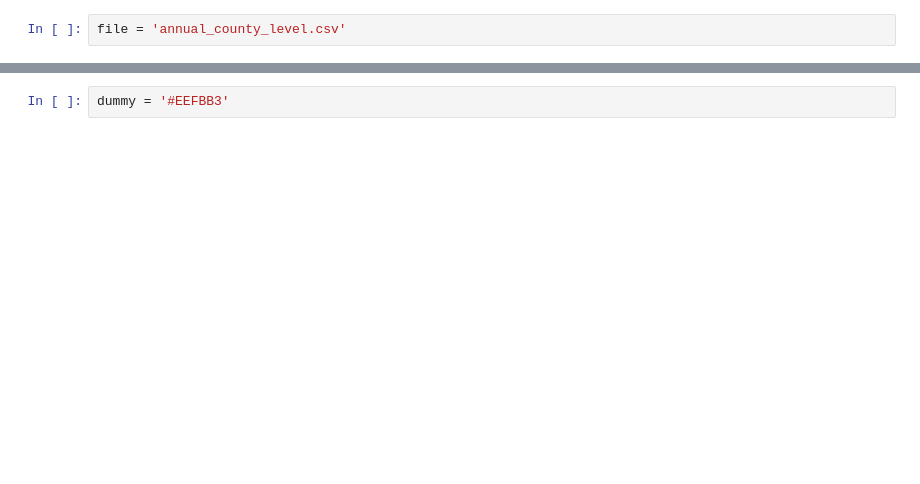
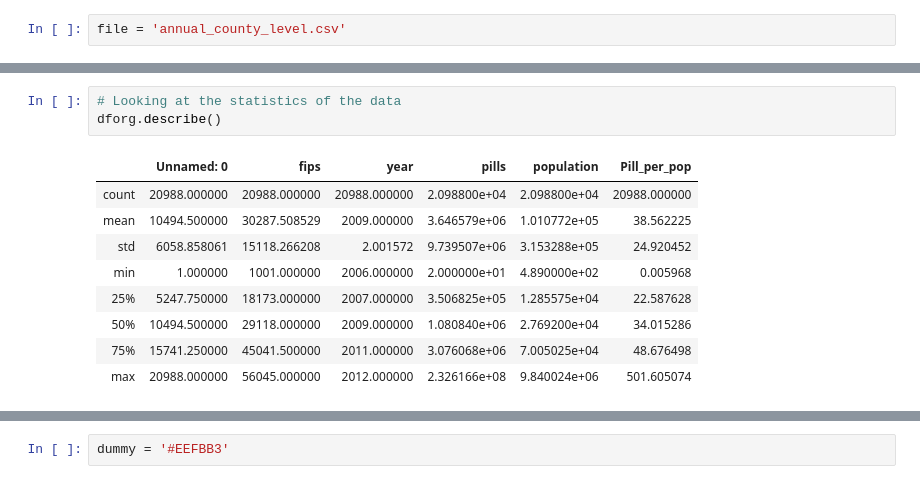
Before and after one commit to sdasara95/Opioid-Crisis, a Jupyter notebook: main.ipynb, the cells around one changed output, grey strips where cells are left out. Cells and saved outputs as stored; diff of their text form; blank space fills up the shorter version.

```diff
--- a/main.ipynb
+++ b/main.ipynb
@@ -23,0 +29,13 @@ dforg.head()
+# %%
+# Looking at the statistics of the data
+dforg.describe()
+# %% [output]
+|  | Unnamed: 0 | fips | year | pills | population | Pill_per_pop |
+| count | 20988.000000 | 20988.000000 | 20988.000000 | 2.098800e+04 | 2.098800e+04 | 20988.000000 |
+| mean | 10494.500000 | 30287.508529 | 2009.000000 | 3.646579e+06 | 1.010772e+05 | 38.562225 |
+| std | 6058.858061 | 15118.266208 | 2.001572 | 9.739507e+06 | 3.153288e+05 | 24.920452 |
+| min | 1.000000 | 1001.000000 | 2006.000000 | 2.000000e+01 | 4.890000e+02 | 0.005968 |
+| 25% | 5247.750000 | 18173.000000 | 2007.000000 | 3.506825e+05 | 1.285575e+04 | 22.587628 |
+| 50% | 10494.500000 | 29118.000000 | 2009.000000 | 1.080840e+06 | 2.769200e+04 | 34.015286 |
+| 75% | 15741.250000 | 45041.500000 | 2011.000000 | 3.076068e+06 | 7.005025e+04 | 48.676498 |
+| max | 20988.000000 | 56045.000000 | 2012.000000 | 2.326166e+08 | 9.840024e+06 | 501.605074 |
```
Also changed, not shown: parts of 34 cells of this notebook, 22 other files.
